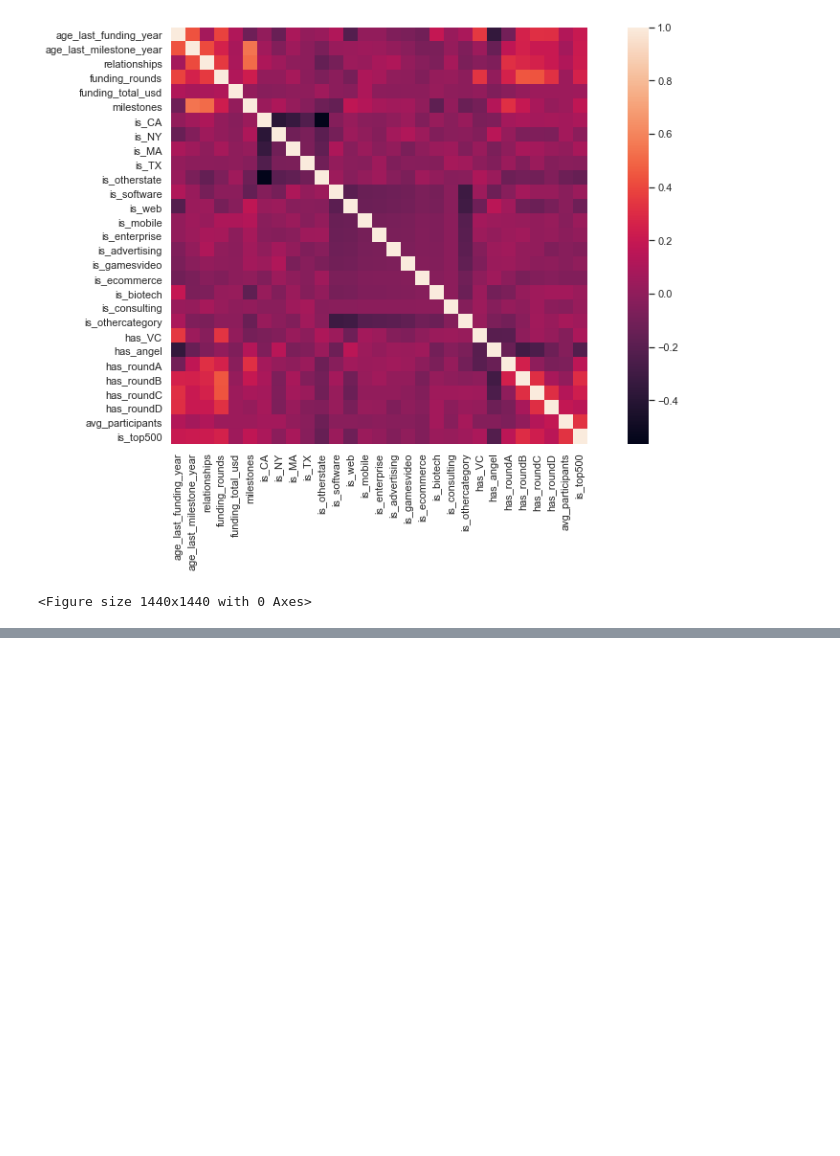
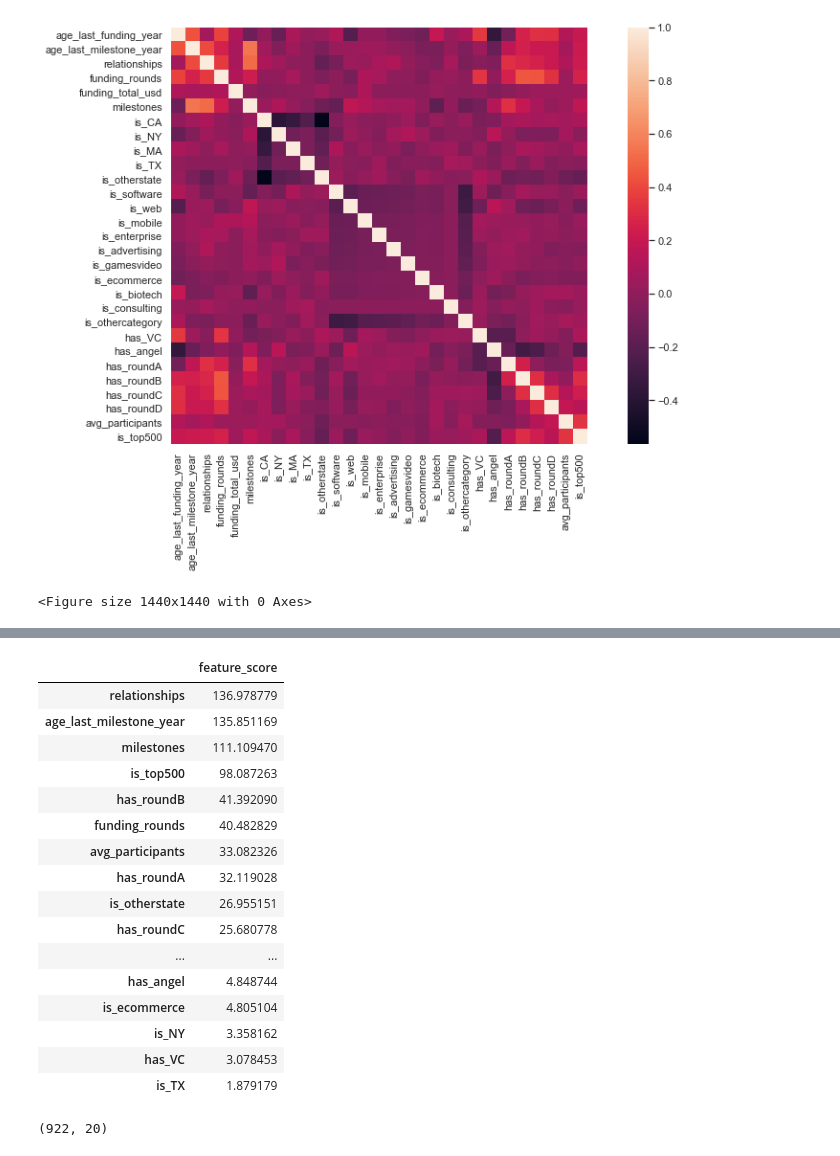
Before and after one commit to eniola-f/Hamoye_project, a Jupyter notebook: Startup_data.ipynb, the cells around one changed output, grey strips where cells are left out. Drawn from its saved outputs; the diff is of its cells as text; code cells hidden in the pictures; blank space fills up the shorter version.

```diff
--- a/Startup_data.ipynb
+++ b/Startup_data.ipynb
@@ -770,0 +816,26 @@ plt.figure(figsize=(20,20))
+# %%
+pd.DataFrame(kbest2.scores_,
+             index=X.columns,
+             columns=["feature_score"]).sort_values("feature_score", ascending=False).head(20)
+# %% [output]
+|  | feature_score |
+| relationships | 136.978779 |
+| age_last_milestone_year | 135.851169 |
+| milestones | 111.109470 |
+| is_top500 | 98.087263 |
+| has_roundB | 41.392090 |
+| funding_rounds | 40.482829 |
+| avg_participants | 33.082326 |
+| has_roundA | 32.119028 |
+| is_otherstate | 26.955151 |
+| has_roundC | 25.680778 |
+| ... | ... |
+| has_angel | 4.848744 |
+| is_ecommerce | 4.805104 |
+| is_NY | 3.358162 |
+| has_VC | 3.078453 |
+| is_TX | 1.879179 |
+# %%
+feats.shape
+# %% [output]
+(922, 20)
```
Also changed, not shown: parts of 9 cells of this notebook.
